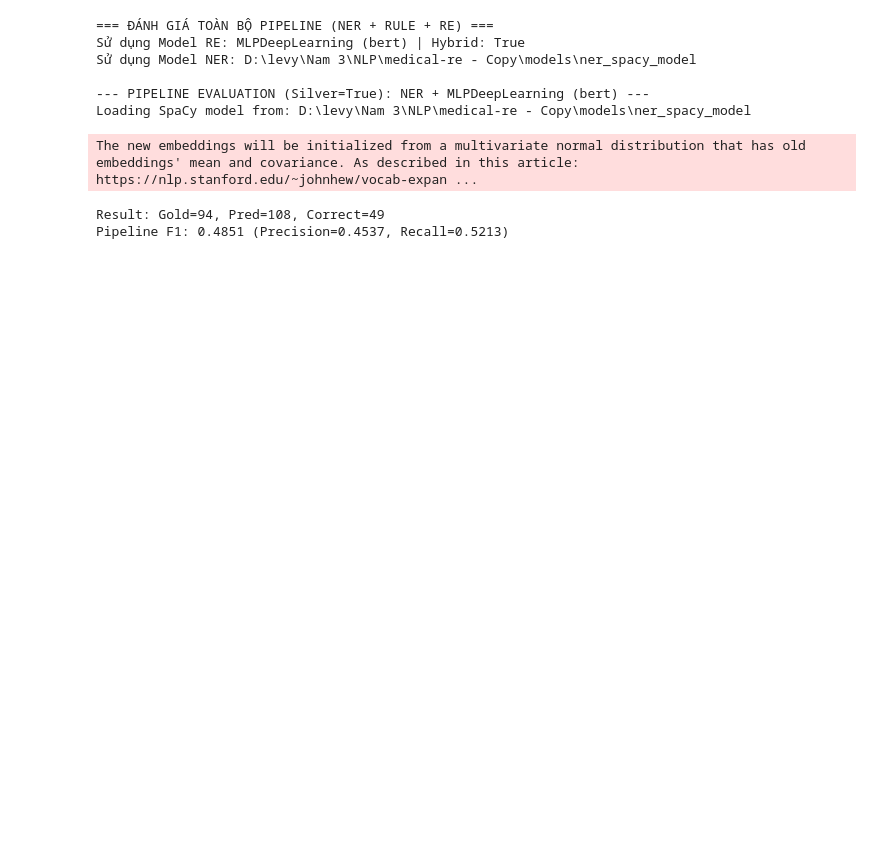
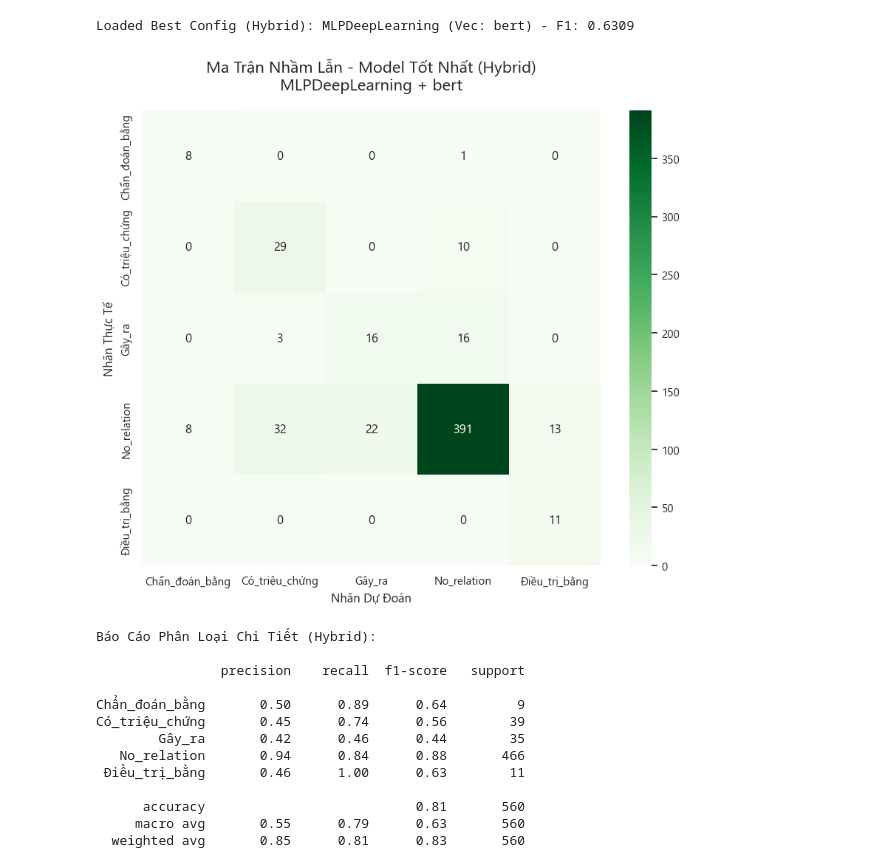
Before and after one commit to Zile228/medical-re, a Jupyter notebook: notebooks/02_experiment.ipynb, the cells around one changed output. Saved outputs shown, nothing was run; the diff lists cells and outputs as text; code cells hidden in the pictures; blank space fills up the shorter version.

```diff
--- a/notebooks/02_experiment.ipynb
+++ b/notebooks/02_experiment.ipynb
@@ -173,24 +137,51 @@ else:
 # %%
-# CELL 5: FULL PIPELINE EVALUATION
-print("=== ĐÁNH GIÁ TOÀN BỘ PIPELINE (NER + RULE + RE) ===")
-print(f"Sử dụng Model RE: {final_best_model} ({final_best_vec}) | Hybrid: {final_use_silver}")
-print(f"Sử dụng Model NER: {NER_MODEL_PATH}")
+# CELL 5: Ma trận nhầm lẫn và chỉ số của model Hybrid tốt nhất
 
-f1_pipeline = evaluate_pipeline(
-    PROCESSED_TEST_JSON,
-    NER_MODEL_PATH,
-    final_best_vec,
-    final_best_model,
-    use_silver=final_use_silver
-)
+if not df_hyb.empty:
+    best_model_hyb, best_vec_hyb = find_best_model_from_results(use_silver=True)
+
+    model_path = os.path.join(MODEL_DIR, f"{best_model_hyb}_{best_vec_hyb}_hybrid.pkl")
+    le_path = os.path.join(MODEL_DIR, 'label_encoder_hybrid.pkl')
+
+    if best_vec_hyb in ['bow', 'tfidf']:
+        X_test = scipy.sparse.load_npz(os.path.join(MODEL_DIR, f'X_test_{best_vec_hyb}.npz'))
+    else:
+        X_test = np.load(os.path.join(MODEL_DIR, f'X_test_{best_vec_hyb}.npy'))
+
+    scaler_path = os.path.join(MODEL_DIR, f'scaler_{best_vec_hyb}_hybrid.pkl')
+    if os.path.exists(scaler_path):
+        scaler = joblib.load(scaler_path)
+        if scipy.sparse.issparse(X_test): X_test = X_test.toarray()
+        X_test = scaler.transform(X_test)
+
+    clf = joblib.load(model_path)
+    le = joblib.load(le_path)
+    y_pred = clf.predict(X_test)
+
+    cm = confusion_matrix(y_true, y_pred)
+    plt.figure(figsize=(10, 8))
+    sns.heatmap(cm, annot=True, fmt='d', cmap='Greens', xticklabels=le.classes_, yticklabels=le.classes_)
+    plt.title(f'Ma Trận Nhầm Lẫn - Model Tốt Nhất (Hybrid)\n{best_model_hyb} + {best_vec_hyb}', fontsize=16, pad=20)
+    plt.xlabel('Nhãn Dự Đoán', fontsize=12)
+    plt.ylabel('Nhãn Thực Tế', fontsize=12)
+    plt.show()
+
+    print("\nBáo Cáo Phân Loại Chi Tiết (Hybrid):\n")
+    print(classification_report(y_true, y_pred, target_names=le.classes_, zero_division=0))
 # %% [output]
-=== ĐÁNH GIÁ TOÀN BỘ PIPELINE (NER + RULE + RE) ===
-Sử dụng Model RE: MLPDeepLearning (bert) | Hybrid: True
-Sử dụng Model NER: D:\levy\Nam 3\NLP\medical-re - Copy\models\ner_spacy_model
-
---- PIPELINE EVALUATION (Silver=True): NER + MLPDeepLearning (bert) ---
-Loading SpaCy model from: D:\levy\Nam 3\NLP\medical-re - Copy\models\ner_spacy_model
+Loaded Best Config (Hybrid): MLPDeepLearning (Vec: bert) - F1: 0.6309
+[figure, added]
-The new embeddings will be initialized from a multivariate normal distribution that has old embeddings' mean and covariance. As described in this article: https://nlp.stanford.edu/~johnhew/vocab-expan ...
+Báo Cáo Phân Loại Chi Tiết (Hybrid):
+
+                precision    recall  f1-score   support
+
+Chẩn_đoán_bằng       0.50      0.89      0.64         9
+Có_triệu_chứng       0.45      0.74      0.56        39
+        Gây_ra       0.42      0.46      0.44        35
+   No_relation       0.94      0.84      0.88       466
+ Điều_trị_bằng       0.46      1.00      0.63        11
+
+      accuracy                           0.81       560
+     macro avg       0.55      0.79      0.63       560
+  weighted avg       0.85      0.81      0.83       560
-Result: Gold=94, Pred=108, Correct=49
-Pipeline F1: 0.4851 (Precision=0.4537, Recall=0.5213)
 # %%
```
Also changed, not shown: parts of 8 cells of this notebook, 42 other files.
